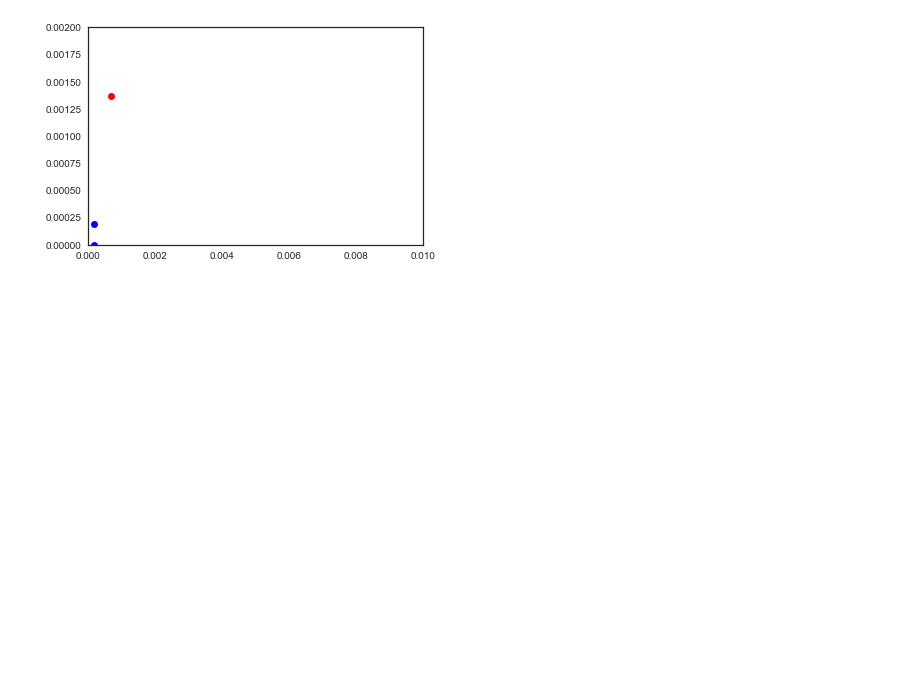
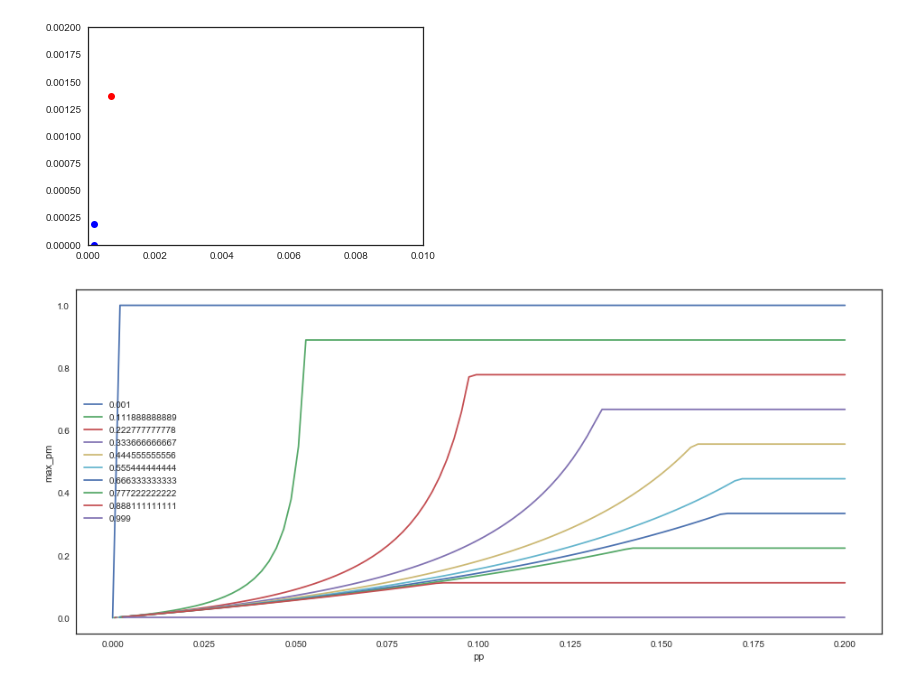
Before and after one commit to sylvaingchassang/missing_bids, a Jupyter notebook: example_tsuchiura.ipynb, the cells around one changed output. Cells and saved outputs as stored; diff of their text form; code cells hidden in the pictures; blank space fills up the shorter version.

Commit message:
update on extreme points Z, and plotting functionality

```diff
--- a/example_tsuchiura.ipynb
+++ b/example_tsuchiura.ipynb
@@ -105,3 +97,20 @@ plt.ylim(0, 0.002)
 # %% [output]
 (0, 0.002)
 [figure]
+# %%
+
+legend = []
+plt.figure(figsize=(16,7))
+for d in np.linspace(0.001, .999, 10):
+    range_pp = np.linspace(ic_solver.lower_slope_pp * d, .2, 100)
+    max_pm = [ic_solver.value_pm(d, pp) for pp in range_pp]
+    plt.plot(range_pp, max_pm)
+    legend.append(d)
+plt.legend(legend)
+plt.xlabel('pp')
+plt.ylabel('max_pm')
+
+
+plt.show()
+# %% [output]
+[figure, added]
```
Also changed, not shown: parts of 10 cells of this notebook, 3 other files.
